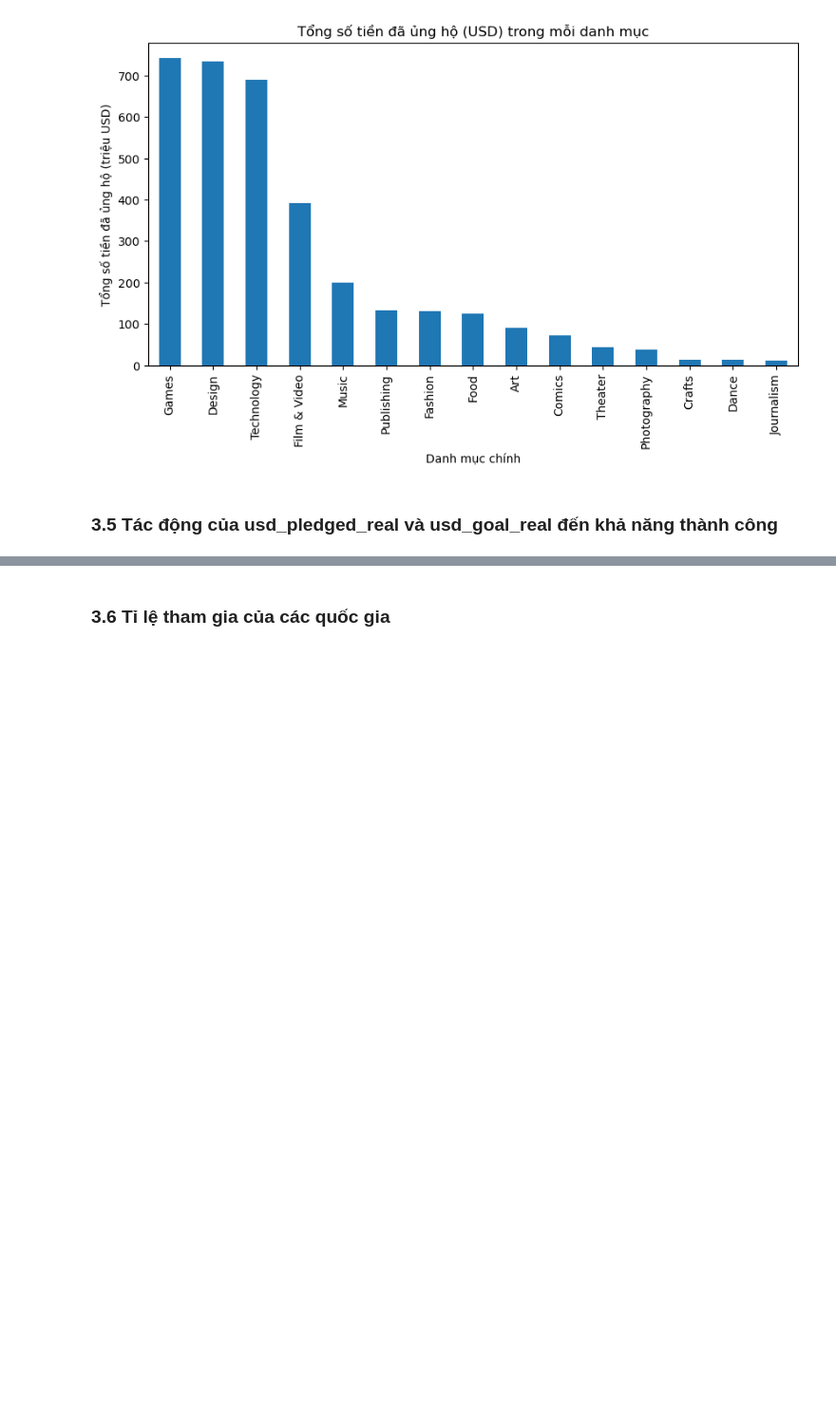
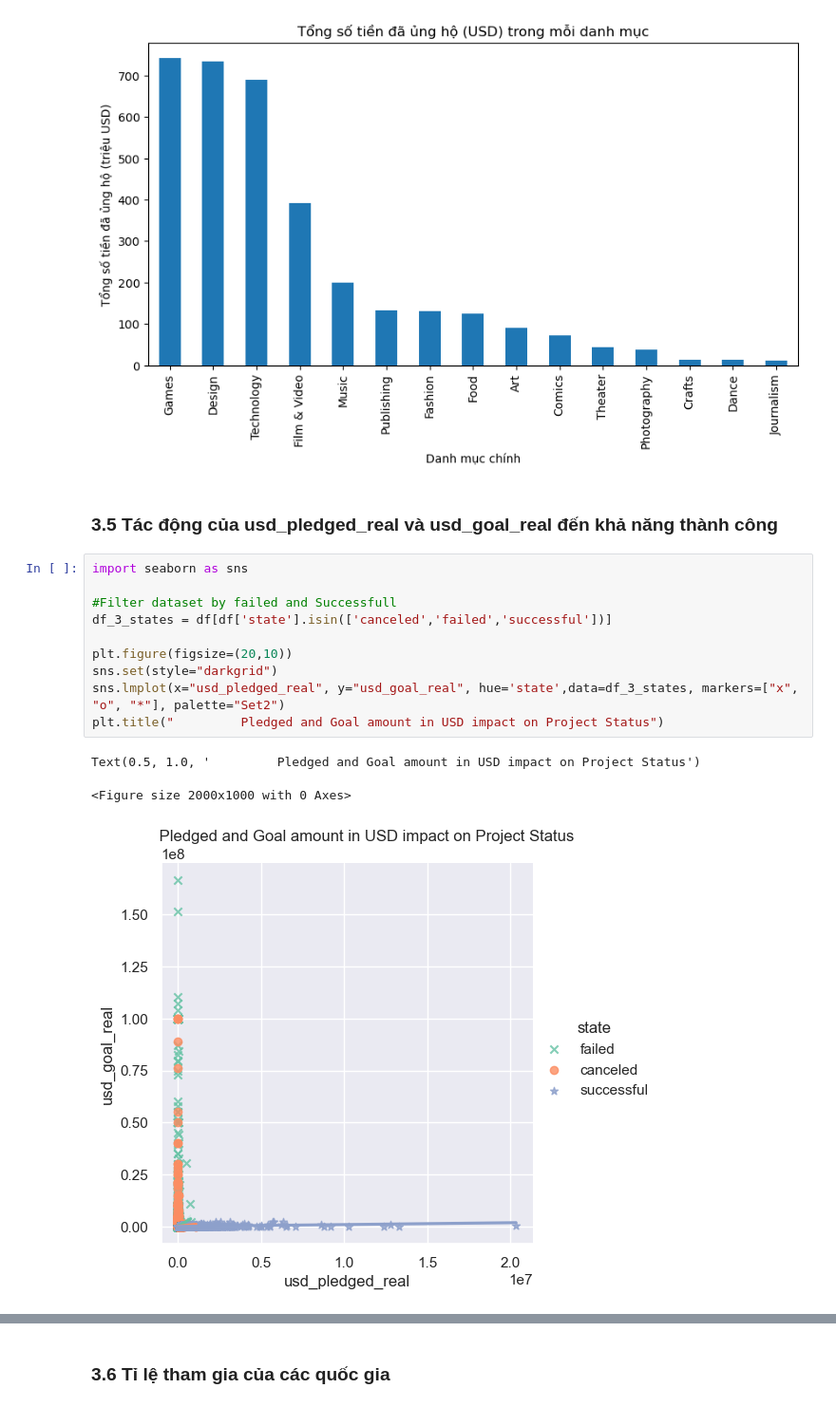
Before and after one commit to DucPhu2308/KickstarterProject_EDA_ML, a Jupyter notebook: KickstarterProject_ML.ipynb, the cells around one changed output, grey strips where cells are left out. Shown at 95% size. Drawn from its saved outputs; the diff is of its cells as text; blank space fills up the shorter version.

Commit message:
#ntn EDA pledged - goal - state

```diff
--- a/KickstarterProject_ML.ipynb
+++ b/KickstarterProject_ML.ipynb
@@ -208,3 +206,17 @@ Text(0.5, 0, 'Danh mục chính')
 [figure]
 # %% [markdown]
 ### 3.5 Tác động của usd_pledged_real và usd_goal_real đến khả năng thành công
+# %%
+import seaborn as sns
+
+#Filter dataset by failed and Successfull
+df_3_states = df[df['state'].isin(['canceled','failed','successful'])]
+
+plt.figure(figsize=(20,10))
+sns.set(style="darkgrid")
+sns.lmplot(x="usd_pledged_real", y="usd_goal_real", hue='state',data=df_3_states, markers=["x", "o", "*"], palette="Set2")
+plt.title("         Pledged and Goal amount in USD impact on Project Status")
+# %% [output]
+Text(0.5, 1.0, '         Pledged and Goal amount in USD impact on Project Status')
+<Figure size 2000x1000 with 0 Axes>
+[figure, added]
```
Also changed, not shown: parts of 4 cells of this notebook.
